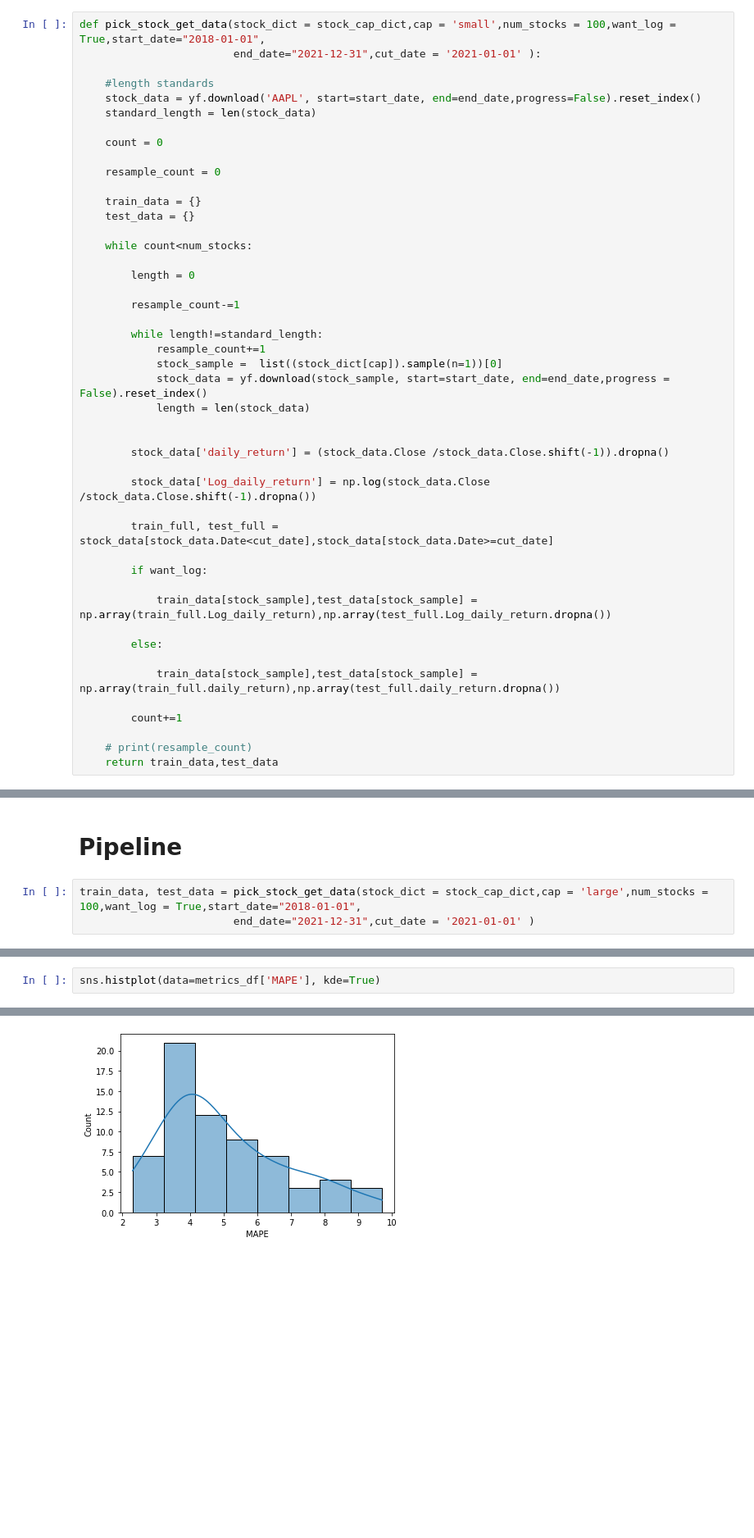
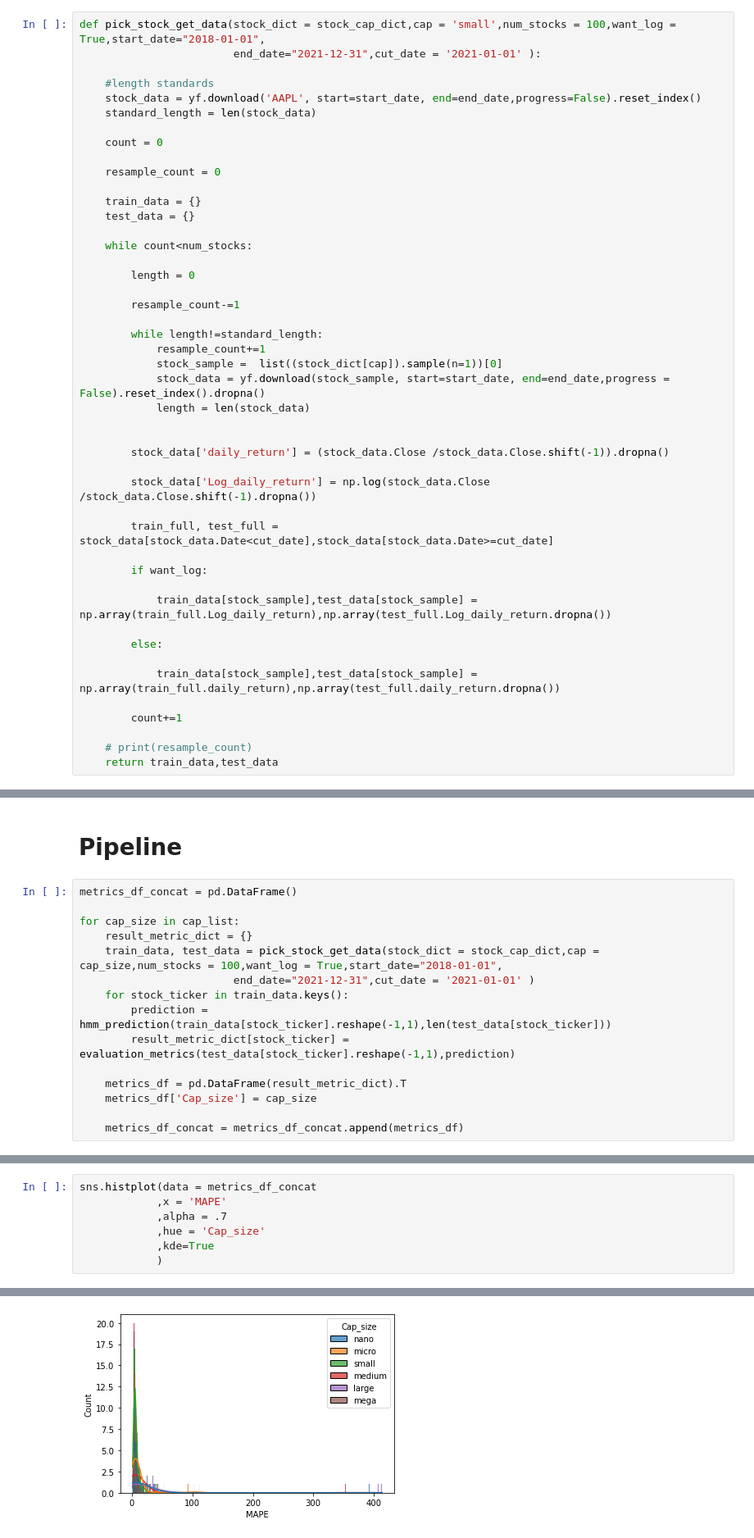
Before and after one commit to yiwen1996/DSGA1018TimeSeries, a Jupyter notebook: 3_models_with_evaluation.ipynb, the cells around one changed output, grey strips where cells are left out. Shown: that part at 82% size. Saved outputs shown, nothing was run; the diff lists cells and outputs as text; blank space fills up the shorter version.

Commit message:
full pipeline implementation for HMM and some histplot comparison
Known issue: there isn't much Mega cap stocks, so stock count is different in different categories

```diff
--- a/3_models_with_evaluation.ipynb
+++ b/3_models_with_evaluation.ipynb
@@ -105,7 +105,7 @@ def pick_stock_get_data(stock_dict = stock_cap_dict,cap = 'small',num_stocks = 1
         while length!=standard_length:
             resample_count+=1
             stock_sample =  list((stock_dict[cap]).sample(n=1))[0]
-            stock_data = yf.download(stock_sample, start=start_date, end=end_date,progress = False).reset_index()
+            stock_data = yf.download(stock_sample, start=start_date, end=end_date,progress = False).reset_index().dropna()
             length = len(stock_data)
 
 
@@ -160,5 +160,17 @@ def hmm_prediction(train_data,num_of_predictions):
 # %% [markdown]
 # Pipeline
 # %%
-train_data, test_data = pick_stock_get_data(stock_dict = stock_cap_dict,cap = 'large',num_stocks = 100,want_log = True,start_date="2018-01-01",
+metrics_df_concat = pd.DataFrame()
+
+for cap_size in cap_list:
+    result_metric_dict = {}
+    train_data, test_data = pick_stock_get_data(stock_dict = stock_cap_dict,cap = cap_size,num_stocks = 100,want_log = True,start_date="2018-01-01",
                         end_date="2021-12-31",cut_date = '2021-01-01' )
+    for stock_ticker in train_data.keys():
+        prediction = hmm_prediction(train_data[stock_ticker].reshape(-1,1),len(test_data[stock_ticker]))
+        result_metric_dict[stock_ticker] = evaluation_metrics(test_data[stock_ticker].reshape(-1,1),prediction)
+
+    metrics_df = pd.DataFrame(result_metric_dict).T
+    metrics_df['Cap_size'] = cap_size
+
+    metrics_df_concat = metrics_df_concat.append(metrics_df)
@@ -204,5 +217,10 @@ metrics_df.iloc[0].plot.hist()
 # %%
-sns.histplot(data=metrics_df['MAPE'], kde=True)
+sns.histplot(data = metrics_df_concat
+            ,x = 'MAPE'
+            ,alpha = .7
+            ,hue = 'Cap_size'
+            ,kde=True
+            )
 # %% [output]
 <AxesSubplot:xlabel='MAPE', ylabel='Count'>
-[figure, old version]
+[figure, new version]
```
Also changed, not shown: parts of 10 cells of this notebook.
